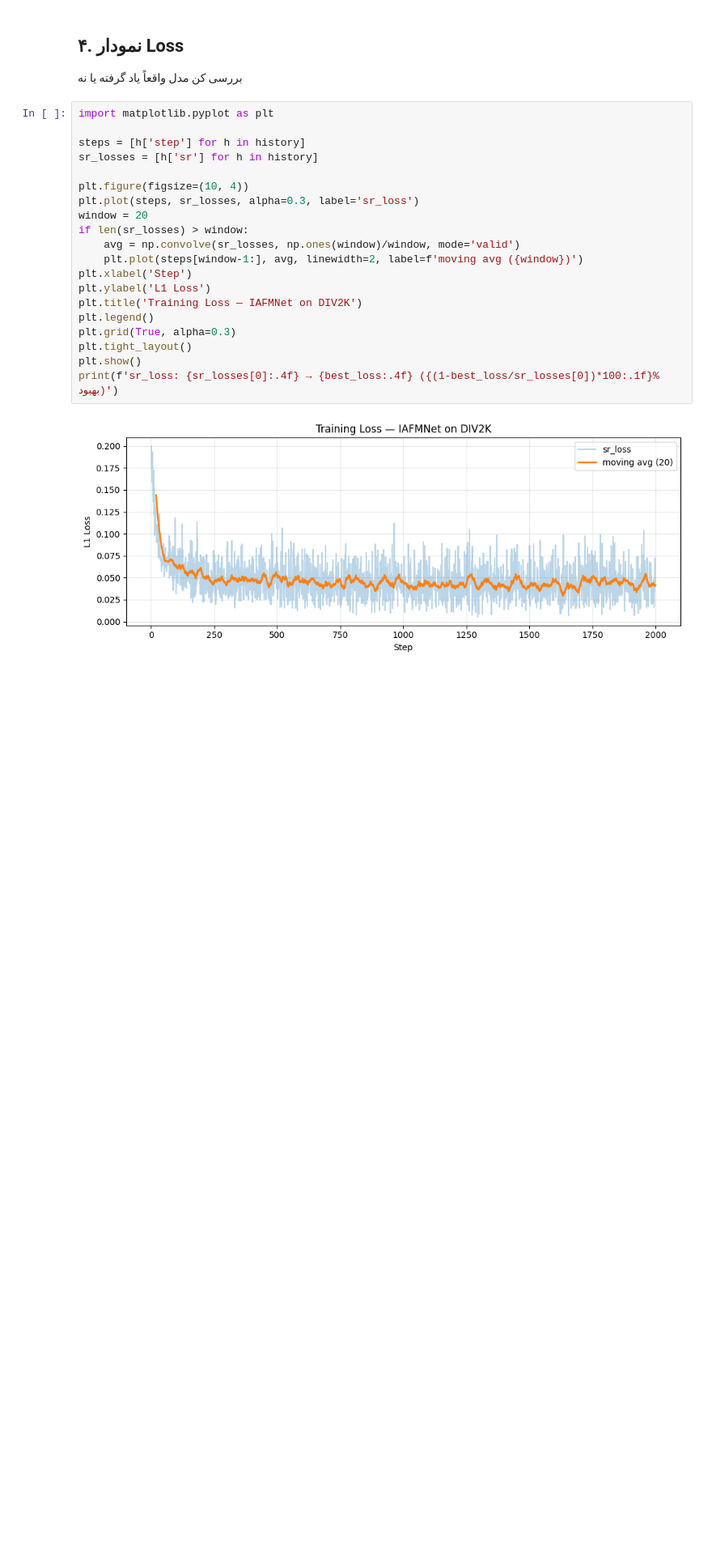
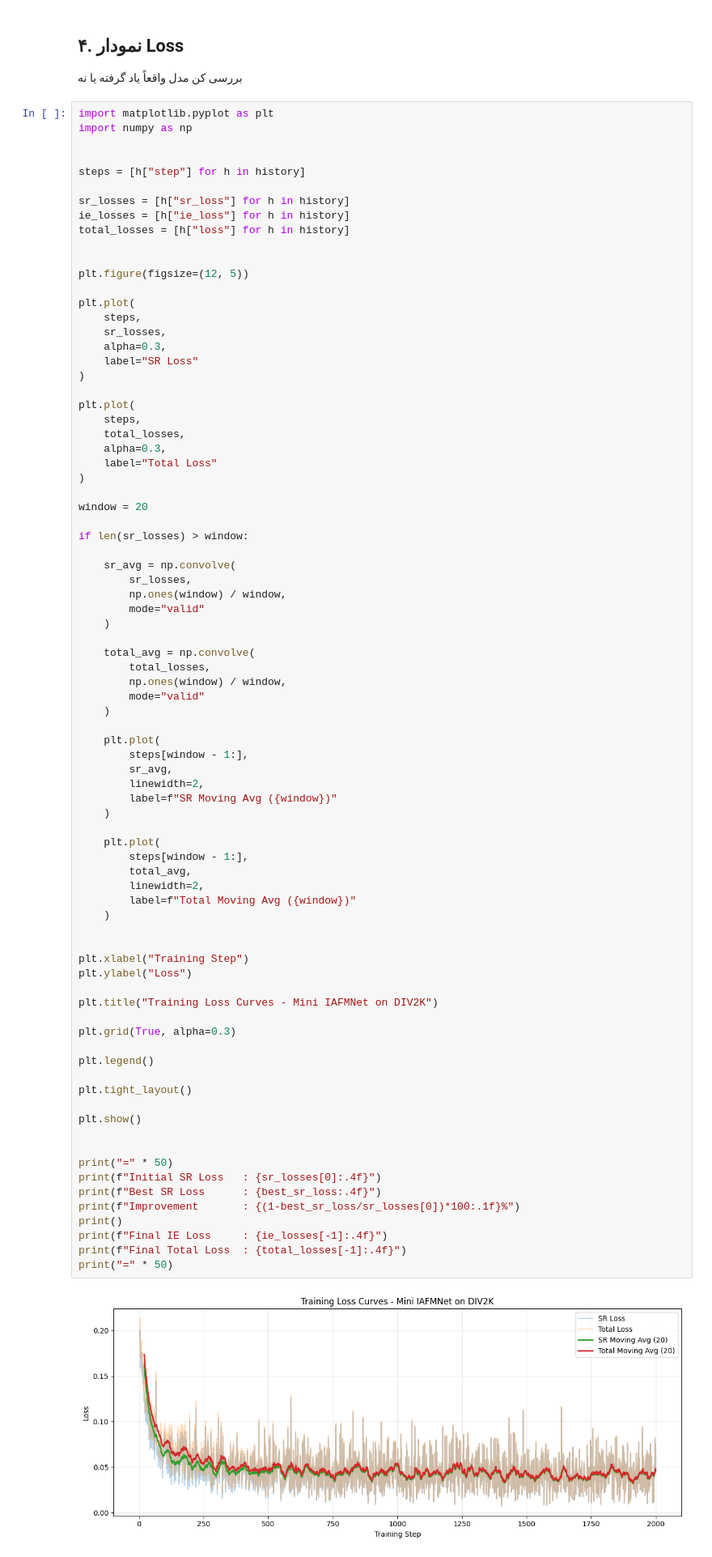
Before and after one commit to MahbubehKarimi/iafmnet_project, a Jupyter notebook: IAFMNet.ipynb, the cells around one changed output. Shown at 81% size. Drawn from its saved outputs; the diff is of its cells as text; blank space fills up the shorter version.

```diff
--- a/IAFMNet.ipynb
+++ b/IAFMNet.ipynb
@@ -252,23 +593,84 @@ step  2000 | loss 0.0452 | sr 0.0447 | ie 0.0500
 بررسی کن مدل واقعاً یاد گرفته یا نه
 # %%
 import matplotlib.pyplot as plt
+import numpy as np
 
-steps = [h['step'] for h in history]
-sr_losses = [h['sr'] for h in history]
 
-plt.figure(figsize=(10, 4))
-plt.plot(steps, sr_losses, alpha=0.3, label='sr_loss')
+steps = [h["step"] for h in history]
+
+sr_losses = [h["sr_loss"] for h in history]
+ie_losses = [h["ie_loss"] for h in history]
+total_losses = [h["loss"] for h in history]
+
+
+plt.figure(figsize=(12, 5))
+
+plt.plot(
+    steps,
+    sr_losses,
+    alpha=0.3,
+    label="SR Loss"
+)
+
+plt.plot(
+    steps,
+    total_losses,
+    alpha=0.3,
+    label="Total Loss"
+)
+
 window = 20
+
 if len(sr_losses) > window:
-    avg = np.convolve(sr_losses, np.ones(window)/window, mode='valid')
-    plt.plot(steps[window-1:], avg, linewidth=2, label=f'moving avg ({window})')
-plt.xlabel('Step')
-plt.ylabel('L1 Loss')
-plt.title('Training Loss — IAFMNet on DIV2K')
+
+    sr_avg = np.convolve(
+        sr_losses,
+        np.ones(window) / window,
+        mode="valid"
+    )
+
+    total_avg = np.convolve(
+        total_losses,
+        np.ones(window) / window,
+        mode="valid"
+    )
+
+    plt.plot(
+        steps[window - 1:],
+        sr_avg,
+        linewidth=2,
+        label=f"SR Moving Avg ({window})"
+    )
+
+    plt.plot(
+        steps[window - 1:],
+        total_avg,
+        linewidth=2,
+        label=f"Total Moving Avg ({window})"
+    )
+
+
+plt.xlabel("Training Step")
+plt.ylabel("Loss")
+
+plt.title("Training Loss Curves - Mini IAFMNet on DIV2K")
+
+plt.grid(True, alpha=0.3)
+
 plt.legend()
-plt.grid(True, alpha=0.3)
+
 plt.tight_layout()
+
 plt.show()
-print(f'sr_loss: {sr_losses[0]:.4f} → {best_loss:.4f} ({(1-best_loss/sr_losses[0])*100:.1f}% بهبود)')
+
+
+print("=" * 50)
+print(f"Initial SR Loss   : {sr_losses[0]:.4f}")
+print(f"Best SR Loss      : {best_sr_loss:.4f}")
+print(f"Improvement       : {(1-best_sr_loss/sr_losses[0])*100:.1f}%")
+print()
+print(f"Final IE Loss     : {ie_losses[-1]:.4f}")
+print(f"Final Total Loss  : {total_losses[-1]:.4f}")
+print("=" * 50)
 # %% [output]
-[figure, old version]
+[figure, new version]
```
Also changed, not shown: parts of 10 cells of this notebook.
